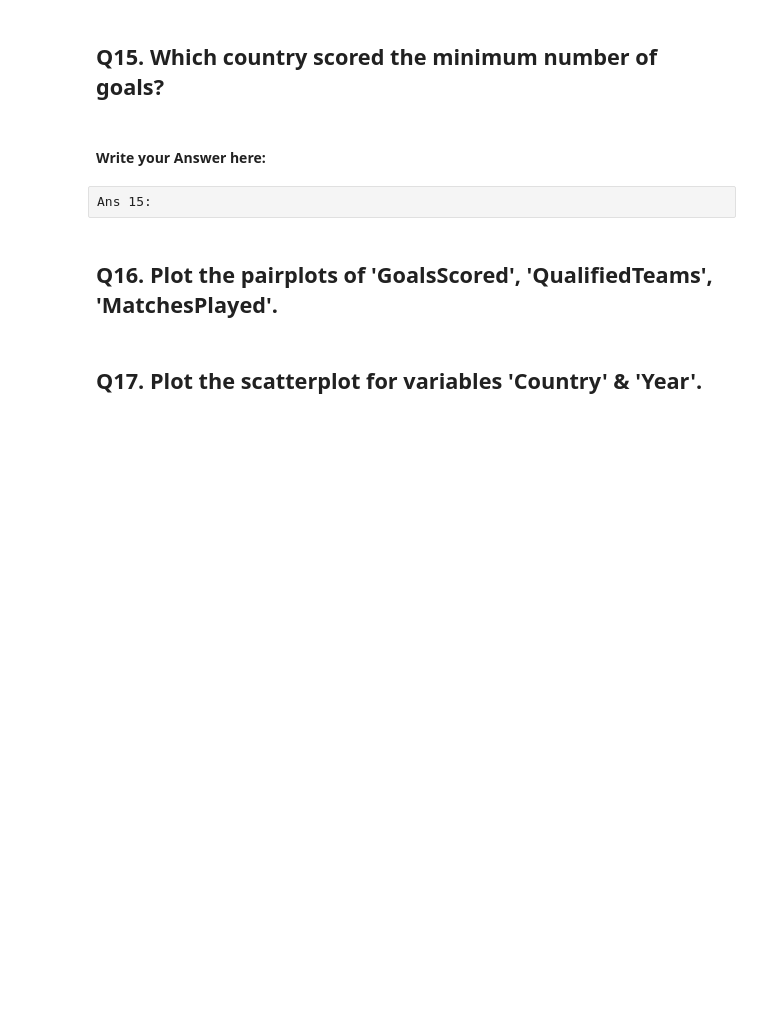
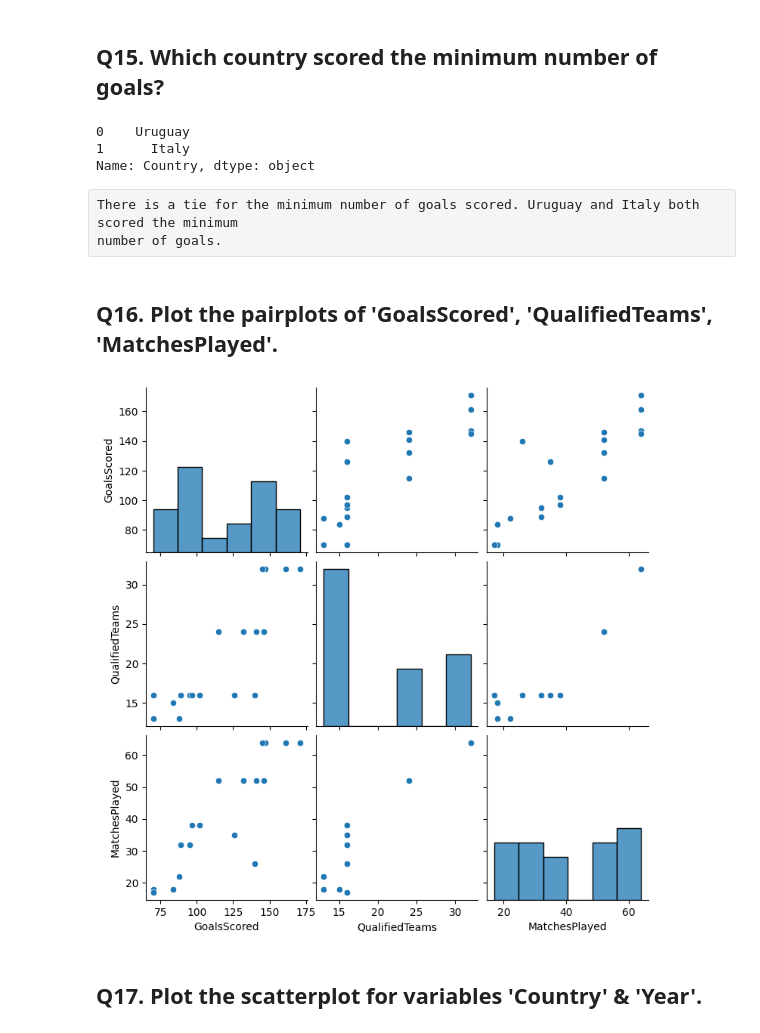
Before and after one commit to jpreyesm03/Data-Science-Fun-Projects, a Jupyter notebook: WorldCups/Question Notebook - FIFA World Cup Analysis.ipynb, the cells around one changed output. Cells and saved outputs as stored; diff of their text form; code cells hidden in the pictures; blank space fills up the shorter version.

Commit message:
Answer numerical questions

```diff
--- a/WorldCups/Question Notebook - FIFA World Cup Analysis.ipynb
+++ b/WorldCups/Question Notebook - FIFA World Cup Analysis.ipynb
@@ -239,18 +222,21 @@ Ans 14:
 # %%
 # remove _____ & write the appropriate function name
 
-fifa[fifa['GoalsScored']==fifa['GoalsScored'].___()]['Country']
+fifa[fifa['GoalsScored']==fifa['GoalsScored'].min()]['Country']
+# %% [output]
+0    Uruguay
+1      Italy
+Name: Country, dtype: object
-# %% [markdown]
-#### Write your Answer here:
-# %% [raw]
-Ans 15:
+# %% [raw]
+There is a tie for the minimum number of goals scored. Uruguay and Italy both scored the minimum
+number of goals.
 # %% [markdown]
 ## Q16. Plot the pairplots of 'GoalsScored', 'QualifiedTeams', 'MatchesPlayed'.
 # %%
-# remove _____ & write the appropriate function name
-
-sns.________(fifa[['GoalsScored', 'QualifiedTeams', 'MatchesPlayed']])
+sns.pairplot(fifa[['GoalsScored', 'QualifiedTeams', 'MatchesPlayed']])
 plt.show()
+# %% [output]
+[figure, added]
 # %% [markdown]
 ## Q17. Plot the scatterplot for variables 'Country' & 'Year'.
 # %%
```
Also changed, not shown: parts of 14 cells of this notebook.
